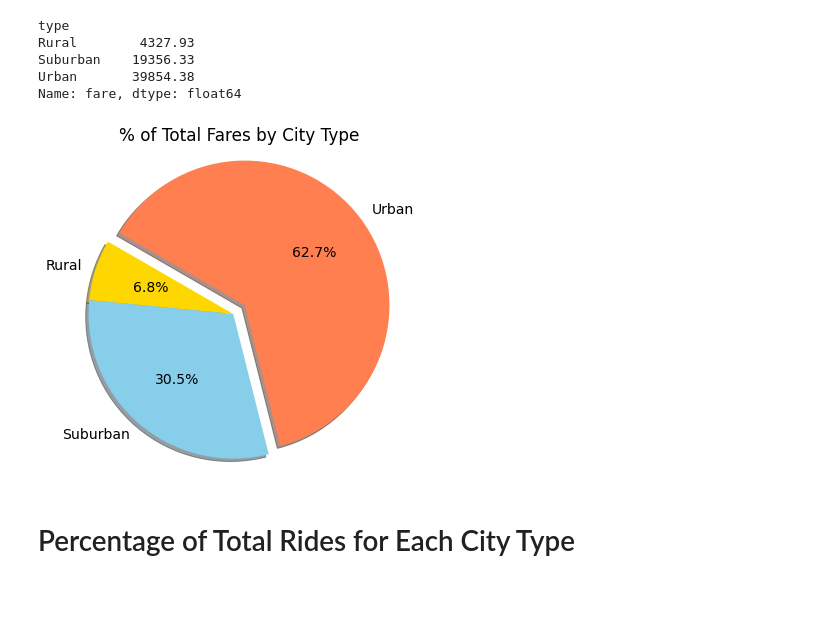
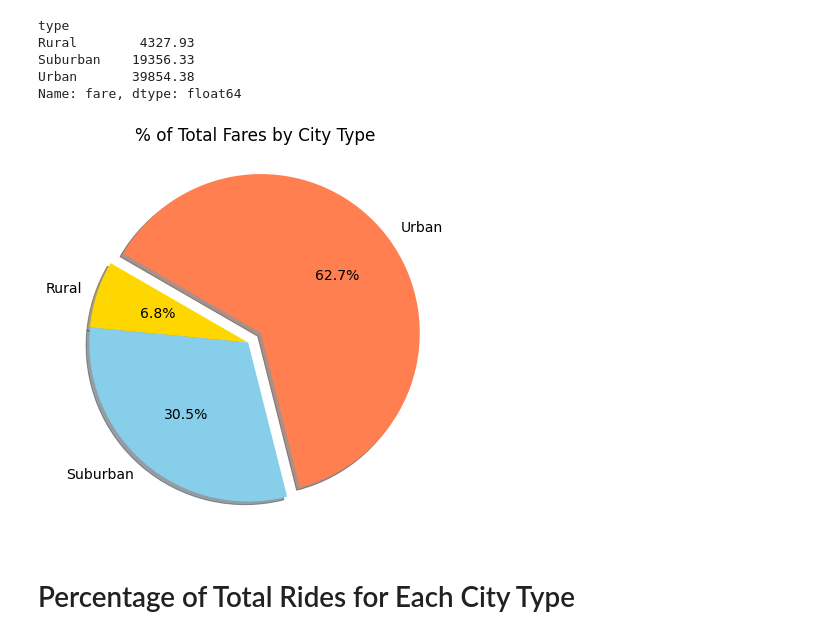
Before and after one commit to yazhcodes/PyBer_Analysis, a Jupyter notebook: Course Work/PyBer.ipynb, the cells around one changed output. Drawn from its saved outputs; the diff is of its cells as text; code cells hidden in the pictures; blank space fills up the shorter version.

Commit message:
Updating tight layouts

```diff
--- a/Course Work/PyBer.ipynb
+++ b/Course Work/PyBer.ipynb
@@ -497,20 +497,21 @@ Name: fare, dtype: float64
 # %%
 fig,ax = plt.subplots(figsize=(6,6))
 ax.pie(
     total_fare_by_type,
     labels = ["Rural", "Suburban", "Urban"],
     colors = ['gold','skyblue','coral'],
     autopct = '%1.1f%%',
     explode = [0,0,0.1],
     startangle = 150,
     shadow = True
 )
 ax.set_title('% of Total Fares by City Type')
 mpl.rcParams['font.size'] = 14
 ax.axis('equal')
+plt.tight_layout()
 plt.savefig('../Resources/Fig5.png')
 # %% [output]
-[figure, old version]
+[figure, new version]
 # %% [markdown]
 # Percentage of Total Rides for Each City Type
 # %%
```
Also changed, not shown: parts of 4 cells of this notebook, 4 other files.
